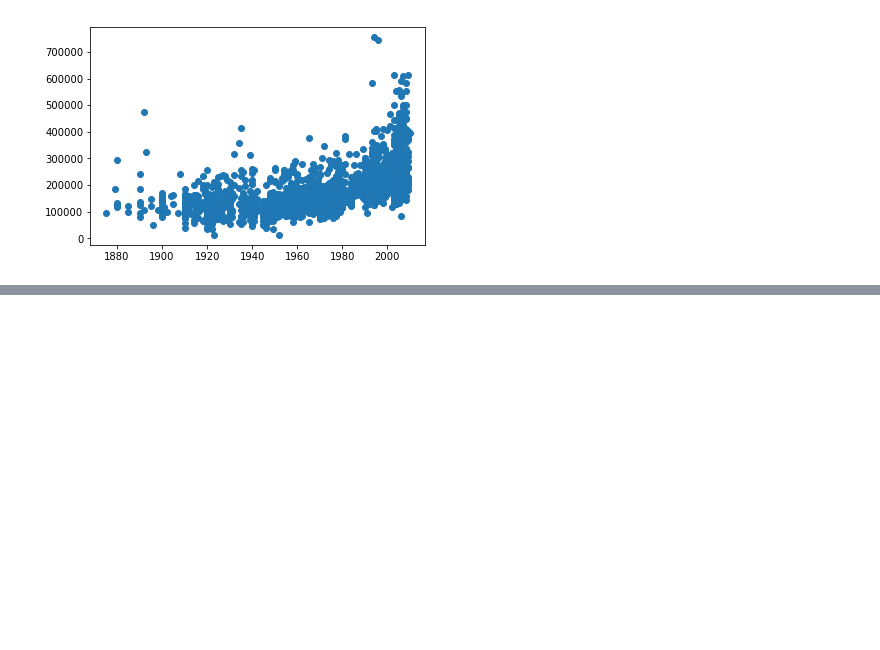
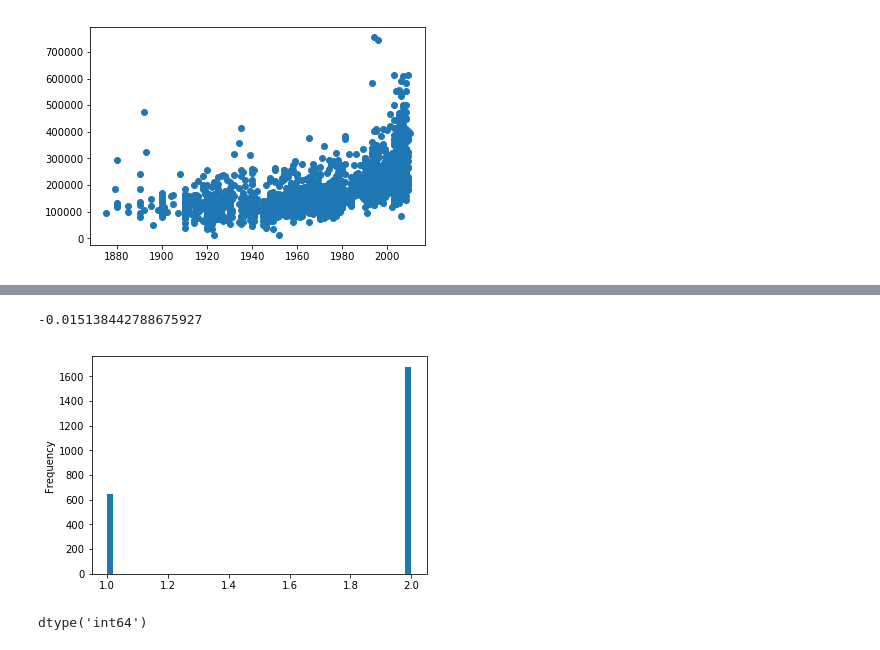
Before and after one commit to xnicolovici/machine_learning, a Jupyter notebook: notebooks/Course No 3/09. Course project/03. Part 2 - House prices/Sandbox.ipynb, the cells around one changed output, grey strips where cells are left out. Saved outputs shown, nothing was run; the diff lists cells and outputs as text; code cells hidden in the pictures; blank space fills up the shorter version.

```diff
--- a/notebooks/Course No 3/09. Course project/03. Part 2 - House prices/Sandbox.ipynb
+++ b/notebooks/Course No 3/09. Course project/03. Part 2 - House prices/Sandbox.ipynb
@@ -69,0 +114,11 @@ plt.show()
+# %%
+temp_df['Mo Sold'].plot.hist(bins=50)
+
+temp_df['Mo Sold'].corr(train_df['SalePrice'])
+# %% [output]
+-0.015138442788675927
+[figure, added]
+# %%
+train_df['Yr Sold'].dtype
+# %% [output]
+dtype('int64')
```
Also changed, not shown: parts of 6 cells of this notebook, 1 other file.
